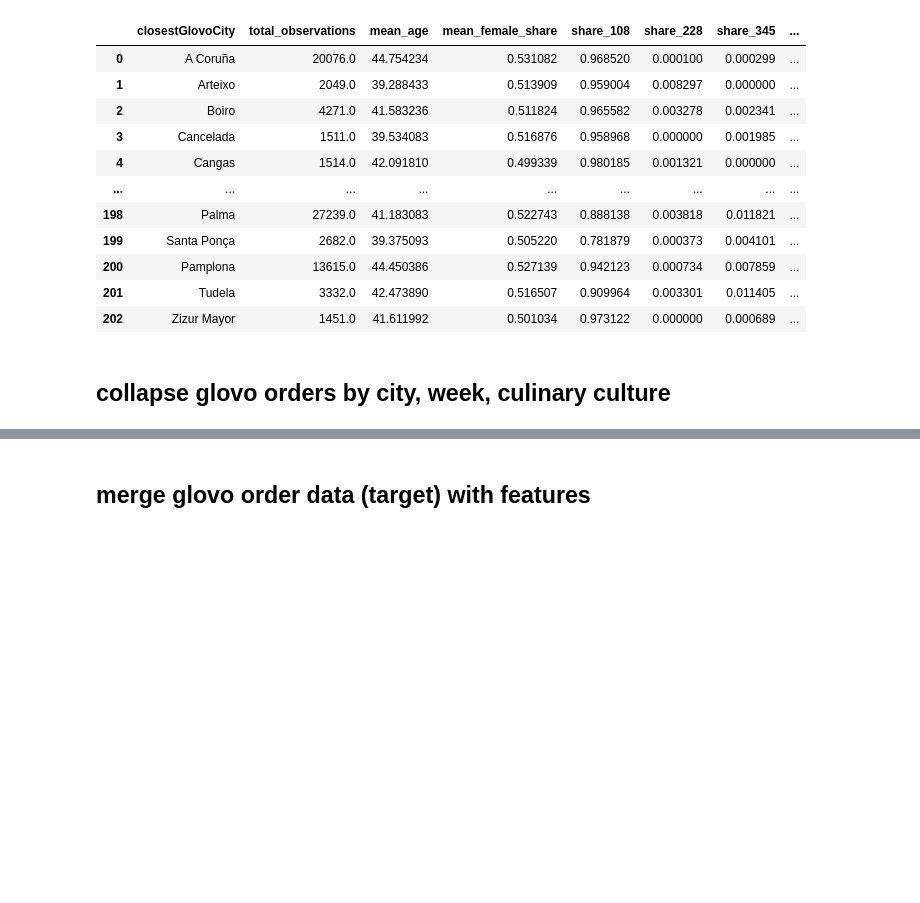
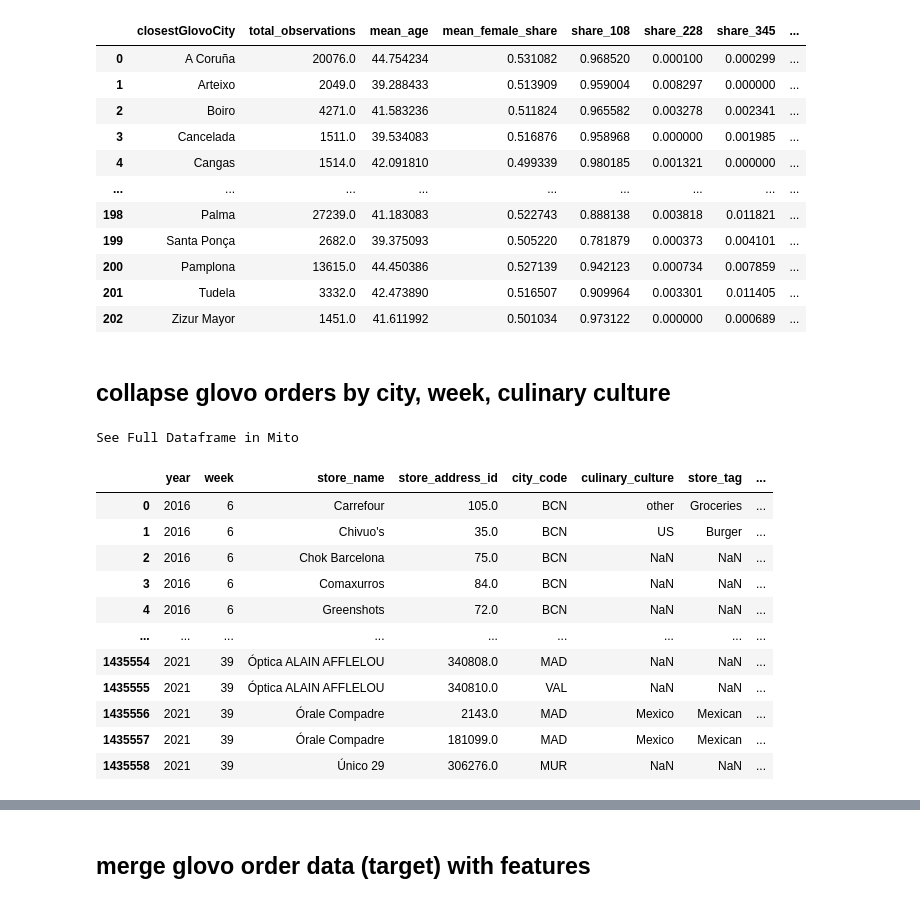
Before and after one commit to linkcharger/glovo, a Jupyter notebook: merging/mergingGlovoAndAux.ipynb, the cells around one changed output, grey strips where cells are left out. Drawn from its saved outputs; the diff is of its cells as text; code cells hidden in the pictures; blank space fills up the shorter version.

Commit message:
collapsed glovo data, still cant merge

```diff
--- a/merging/mergingGlovoAndAux.ipynb
+++ b/merging/mergingGlovoAndAux.ipynb
@@ -708,3 +710,20 @@ See Full Dataframe in Mito
 collapsed.to_csv('collapsed_aux_data.csv')
 # %% [markdown]
 ## collapse glovo orders by city, week, culinary culture
+# %%
+glovo = pd.read_csv('../outputs/restaurant_aggregation_spain.csv', index_col=0).rename(columns={'culinary_origin': 'culinary_culture', 'city': 'city_code'})
+glovo
+# %% [output]
+See Full Dataframe in Mito
+|  | year | week | store_name | store_address_id | city_code | culinary_culture | store_tag | ... |
+| 0 | 2016 | 6 | Carrefour | 105.0 | BCN | other | Groceries | ... |
+| 1 | 2016 | 6 | Chivuo's | 35.0 | BCN | US | Burger | ... |
+| 2 | 2016 | 6 | Chok Barcelona | 75.0 | BCN | NaN | NaN | ... |
+| 3 | 2016 | 6 | Comaxurros | 84.0 | BCN | NaN | NaN | ... |
+| 4 | 2016 | 6 | Greenshots | 72.0 | BCN | NaN | NaN | ... |
+| ... | ... | ... | ... | ... | ... | ... | ... | ... |
+| 1435554 | 2021 | 39 | Óptica ALAIN AFFLELOU | 340808.0 | MAD | NaN | NaN | ... |
+| 1435555 | 2021 | 39 | Óptica ALAIN AFFLELOU | 340810.0 | VAL | NaN | NaN | ... |
+| 1435556 | 2021 | 39 | Órale Compadre | 2143.0 | MAD | Mexico | Mexican | ... |
+| 1435557 | 2021 | 39 | Órale Compadre | 181099.0 | MAD | Mexico | Mexican | ... |
+| 1435558 | 2021 | 39 | Único 29 | 306276.0 | MUR | NaN | NaN | ... |
```
Also changed, not shown: parts of 5 cells of this notebook, 7 other files.
